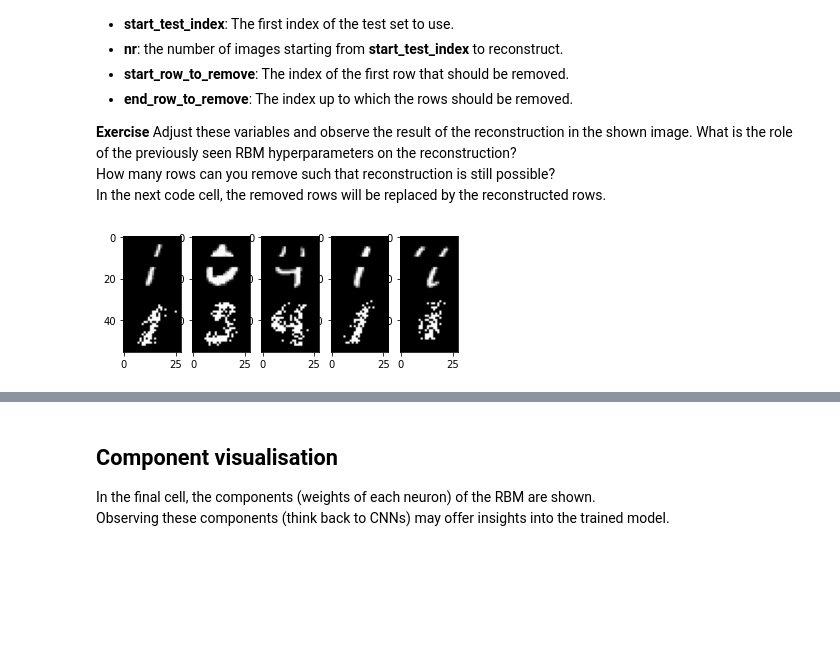
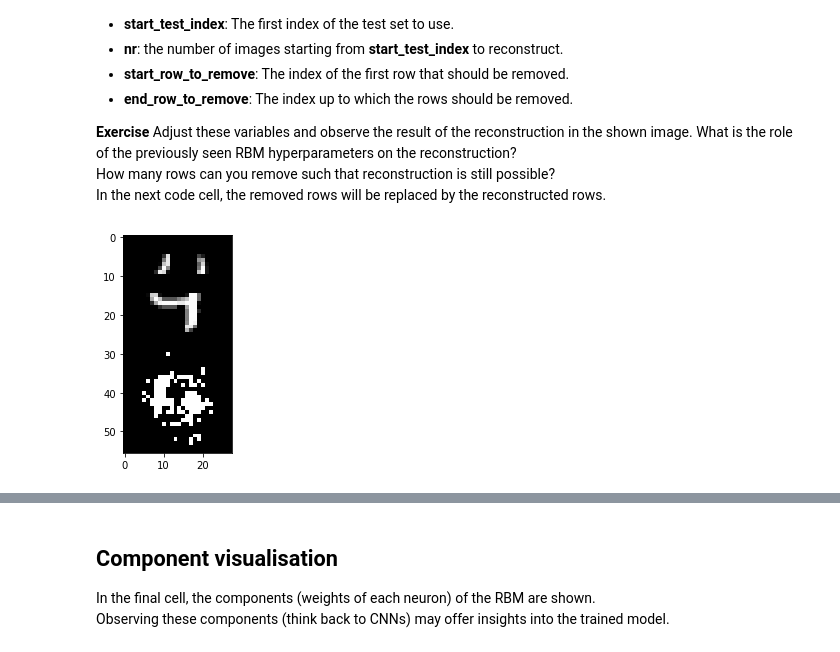
Before and after one commit to StijnStaring/ANN, a Jupyter notebook: EX4/ANN notebooks/RBM.ipynb, the cells around one changed output, grey strips where cells are left out. Cells and saved outputs as stored; diff of their text form; code cells hidden in the pictures; blank space fills up the shorter version.

```diff
--- a/EX4/ANN notebooks/RBM.ipynb
+++ b/EX4/ANN notebooks/RBM.ipynb
@@ -131,26 +129,26 @@ What is the role of the previously seen RBM hyperparameters on the reconstructio
 How many rows can you remove such that reconstruction is still possible? <br/>
 In the next code cell, the removed rows will be replaced by the reconstructed rows.
 # %%
-reconstruction_gibbs_steps = 10
-start_test_index = 2
-nr = 5
+reconstruction_gibbs_steps = 200
+start_test_index = 4
+nr = 1
 start_row_to_remove = 10
 end_row_to_remove = 15
 to_reconstruct = X_test[start_test_index:start_test_index + nr].reshape((-1,28,28))
 to_reconstruct = remove_rows(to_reconstruct, start_row_to_remove, end_row_to_remove)
 reconstructed = np.zeros(to_reconstruct.shape)
 for i in range(nr):
   reconstructed[i] = rbm_gibbs_sample_image(rbm, to_reconstruct[i], reconstruction_gibbs_steps)
 combined_images = np.concatenate((to_reconstruct,reconstructed), axis=1)
 fig = plt.figure()
 for i in range(nr):
   ax1 = fig.add_subplot(1,nr,i+1)
   ax1.imshow(combined_images[i])
-plt.savefig("D:\Burgie_taken\ANN\EX4\\reconstruction.png", dpi=300, facecolor='w', edgecolor='w', orientation='portrait', format=None,
+plt.savefig("D:\Burgie_taken\ANN\EX4\\1.png", dpi=300, facecolor='w', edgecolor='w', orientation='portrait', format=None,
                     transparent=False, bbox_inches='tight', pad_inches=0.1, metadata=None)
 plt.show()
 # %% [output]
-[figure, old version]
+[figure, new version]
 # %%
 start_row_to_remove
 end_row_to_remove
```
Also changed, not shown: parts of 5 cells of this notebook, 19 other files.
